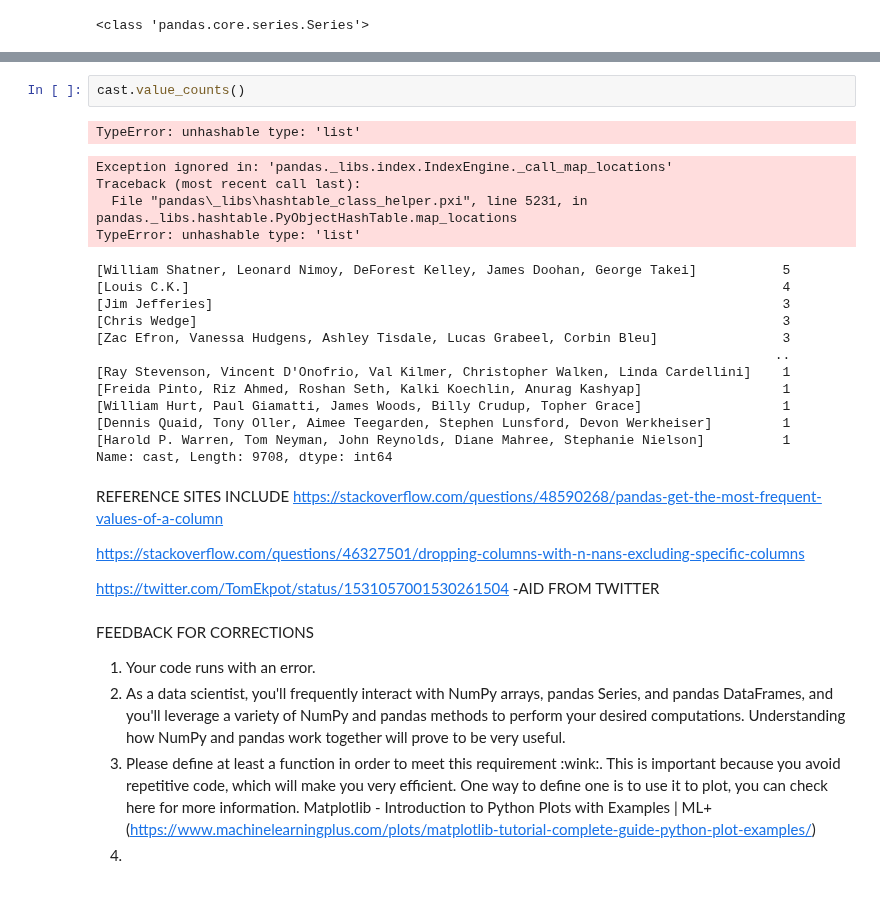
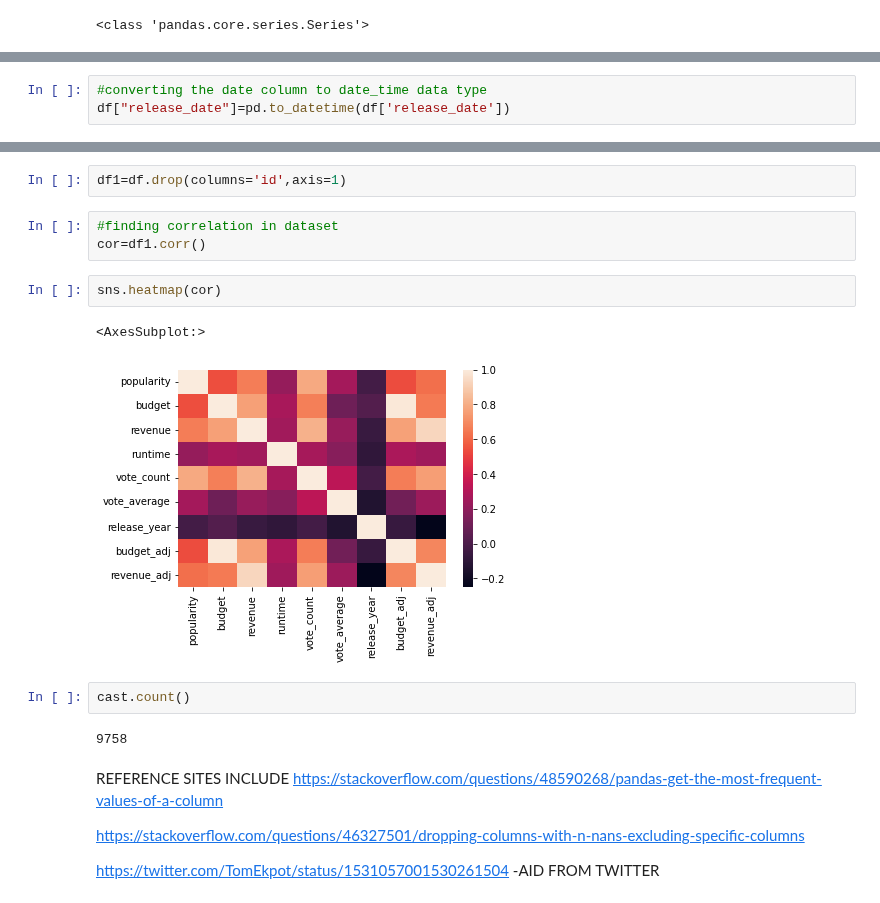
Before and after one commit to spongestm/udacity-project-1, a Jupyter notebook: UDACITY PROJECT 1.ipynb, the cells around one changed output, grey strips where cells are left out. Cells and saved outputs as stored; diff of their text form.

```diff
--- a/UDACITY PROJECT 1.ipynb
+++ b/UDACITY PROJECT 1.ipynb
@@ -207,0 +342,3 @@ print(type(cast))
+# %%
+#converting the date column to date_time data type
+df["release_date"]=pd.to_datetime(df['release_date'])
@@ -208,23 +364,17 @@ print(type(cast))
+# %%
+df1=df.drop(columns='id',axis=1)
+# %%
+#finding correlation in dataset
+cor=df1.corr()
+# %%
+sns.heatmap(cor)
+# %% [output]
+<AxesSubplot:>
+[figure, added]
 # %%
-cast.value_counts()
+cast.count()
 # %% [output]
-TypeError: unhashable type: 'list'
+9758
-Exception ignored in: 'pandas._libs.index.IndexEngine._call_map_locations'
-Traceback (most recent call last):
-  File "pandas\_libs\hashtable_class_helper.pxi", line 5231, in pandas._libs.hashtable.PyObjectHashTable.map_locations
-TypeError: unhashable type: 'list'
-[William Shatner, Leonard Nimoy, DeForest Kelley, James Doohan, George Takei]           5
-[Louis C.K.]                                                                            4
-[Jim Jefferies]                                                                         3
-[Chris Wedge]                                                                           3
-[Zac Efron, Vanessa Hudgens, Ashley Tisdale, Lucas Grabeel, Corbin Bleu]                3
-                                                                                       ..
-[Ray Stevenson, Vincent D'Onofrio, Val Kilmer, Christopher Walken, Linda Cardellini]    1
-[Freida Pinto, Riz Ahmed, Roshan Seth, Kalki Koechlin, Anurag Kashyap]                  1
-[William Hurt, Paul Giamatti, James Woods, Billy Crudup, Topher Grace]                  1
-[Dennis Quaid, Tony Oller, Aimee Teegarden, Stephen Lunsford, Devon Werkheiser]         1
-[Harold P. Warren, Tom Neyman, John Reynolds, Diane Mahree, Stephanie Nielson]          1
-Name: cast, Length: 9708, dtype: int64
 # %% [markdown]
 REFERENCE SITES INCLUDE
 https://stackoverflow.com/questions/48590268/pandas-get-the-most-frequent-values-of-a-column
@@ -232,9 +382,3 @@ https://stackoverflow.com/questions/48590268/pandas-get-the-most-frequent-values
 https://stackoverflow.com/questions/46327501/dropping-columns-with-n-nans-excluding-specific-columns
 
 https://twitter.com/TomEkpot/status/1531057001530261504 -AID FROM TWITTER
-# %% [markdown]
-FEEDBACK FOR CORRECTIONS
-1. Your code runs with an error.
-2. As a data scientist, you'll frequently interact with NumPy arrays, pandas Series, and pandas DataFrames, and you'll leverage   a variety of NumPy and pandas methods to perform your desired computations. Understanding how NumPy and pandas work together   will prove to be very useful.
-3. Please define at least a function in order to meet this requirement :wink:. This is important because you avoid repetitive     code, which will make you very efficient. One way to define one is to use it to plot, you can check here for more         information.   Matplotlib - Introduction to Python Plots with Examples | ML+ (https://www.machinelearningplus.com/plots/matplotlib-tutorial-complete-guide-python-plot-examples/)
-4.
```
Also changed, not shown: parts of 37 cells of this notebook.
